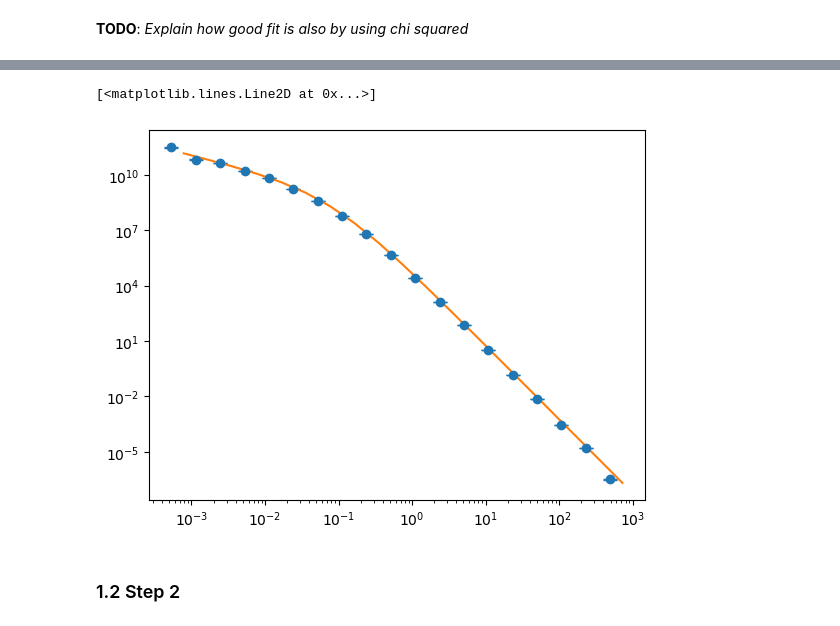
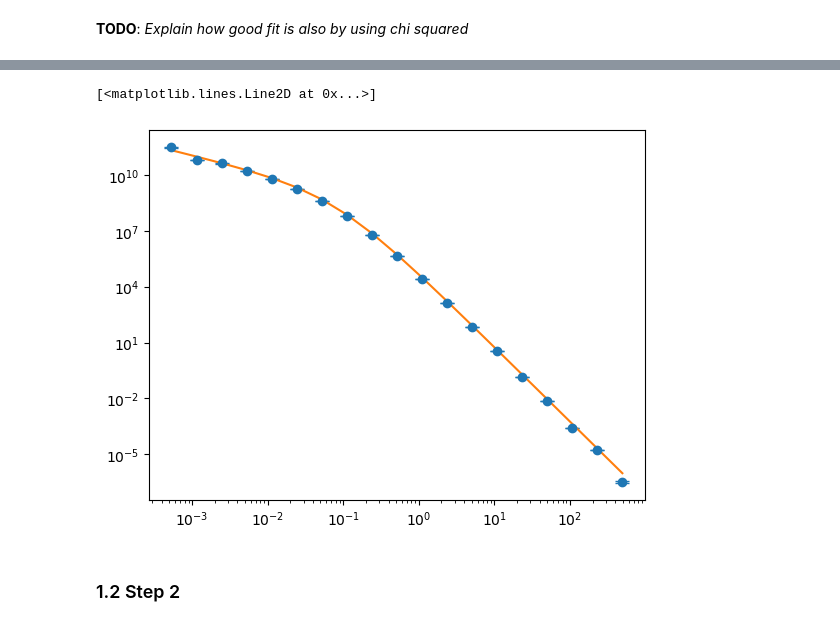
Before and after one commit to nshakm/comp_astro_n_body, a Jupyter notebook: AnshakMallik_N-BodyProject_ComputationalAstrophysics_HS23.ipynb, the cells around one changed output, grey strips where cells are left out. Cells and saved outputs as stored; diff of their text form; code cells hidden in the pictures.

```diff
--- a/AnshakMallik_N-BodyProject_ComputationalAstrophysics_HS23.ipynb
+++ b/AnshakMallik_N-BodyProject_ComputationalAstrophysics_HS23.ipynb
@@ -305,11 +300,9 @@ array([5.35459037e-04, 1.14856261e-03, 2.46367319e-03, 5.28459268e-03,
        5.08004219e+00, 1.08967187e+01, 2.33735223e+01, 5.01363353e+01,
        1.07542718e+02, 2.30679728e+02, 4.94809299e+02])
 # %%
-#Poissonian error
-k = 4
-plt.plot(bin_centers[k:], 1/np.sqrt(N_stars[k:]), 'o')
+# #Poissonian error
+# k = 4
+# plt.plot(bin_centers[k:], 1/np.sqrt(N_stars[k:]), 'o')
 
-l = -5
-plt.plot(bin_centers[:l], 1/np.sqrt(N_stars[:l]), 'o')
-
-star_mass = data['mass'].values[0]
+# l = -5
+# plt.plot(bin_centers[:l], 1/np.sqrt(N_stars[:l]), 'o')
@@ -506,13 +500,13 @@ array([ 26.61624622,  24.72307041,  24.52894467,  23.60084976,
 # %%
 fig = plt.figure()
 ax = plt.axes()
 ax.set_yscale('log')
 ax.set_xscale('log')
 ax.errorbar(bin_centers, rho_obs, yerr=rho_obs_err, fmt='o', capsize=5)
-ax.plot(r_right, Hernquist_profile(r_right, a_fit))
+ax.plot(bin_centers, Hernquist_profile(bin_centers, a_fit))
 # %% [output]
 [<matplotlib.lines.Line2D at 0x...>]
-[figure, old version]
+[figure, new version]
 # %% [markdown]
 ### 1.2 Step 2
 # %% [markdown]
```
Also changed, not shown: parts of 108 cells of this notebook.
